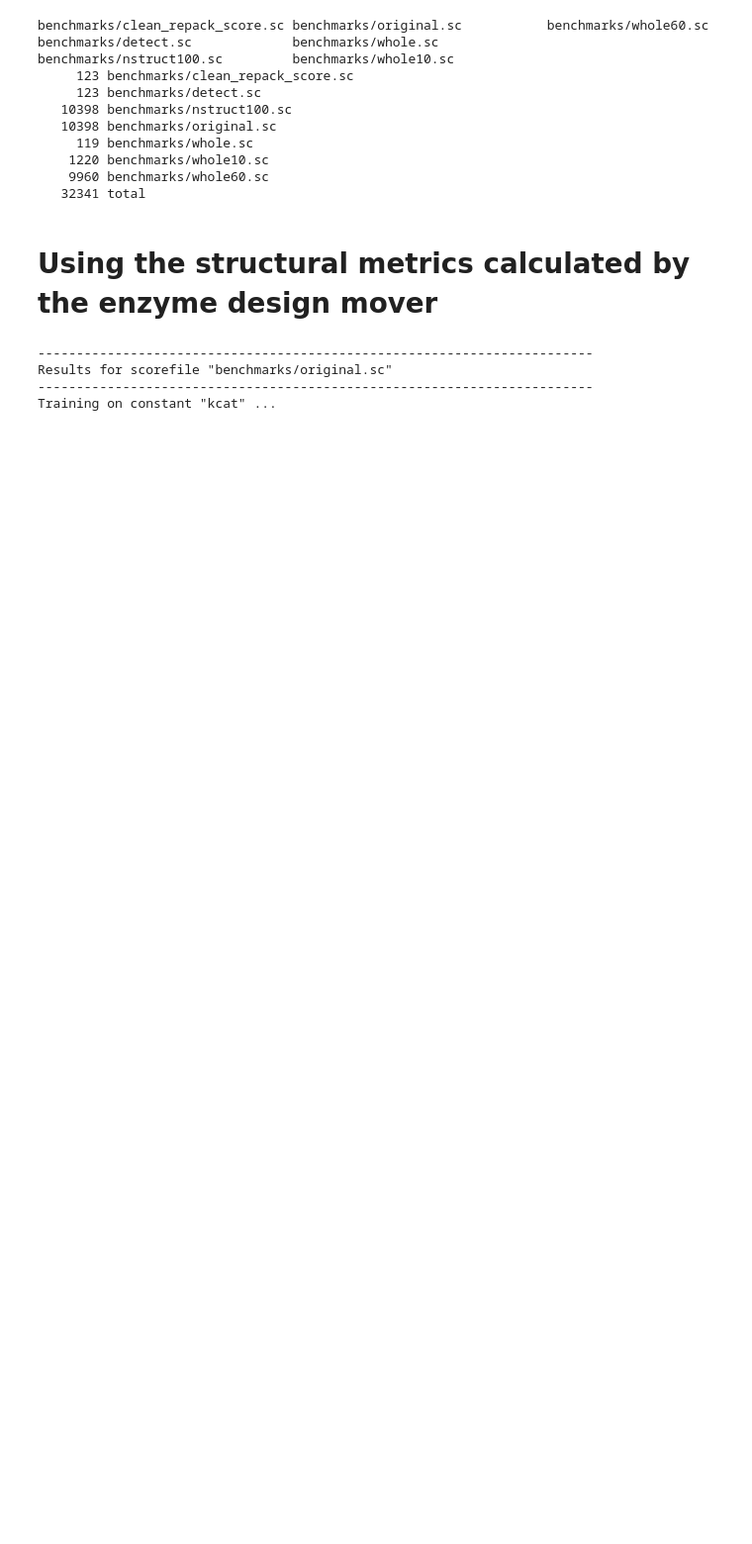
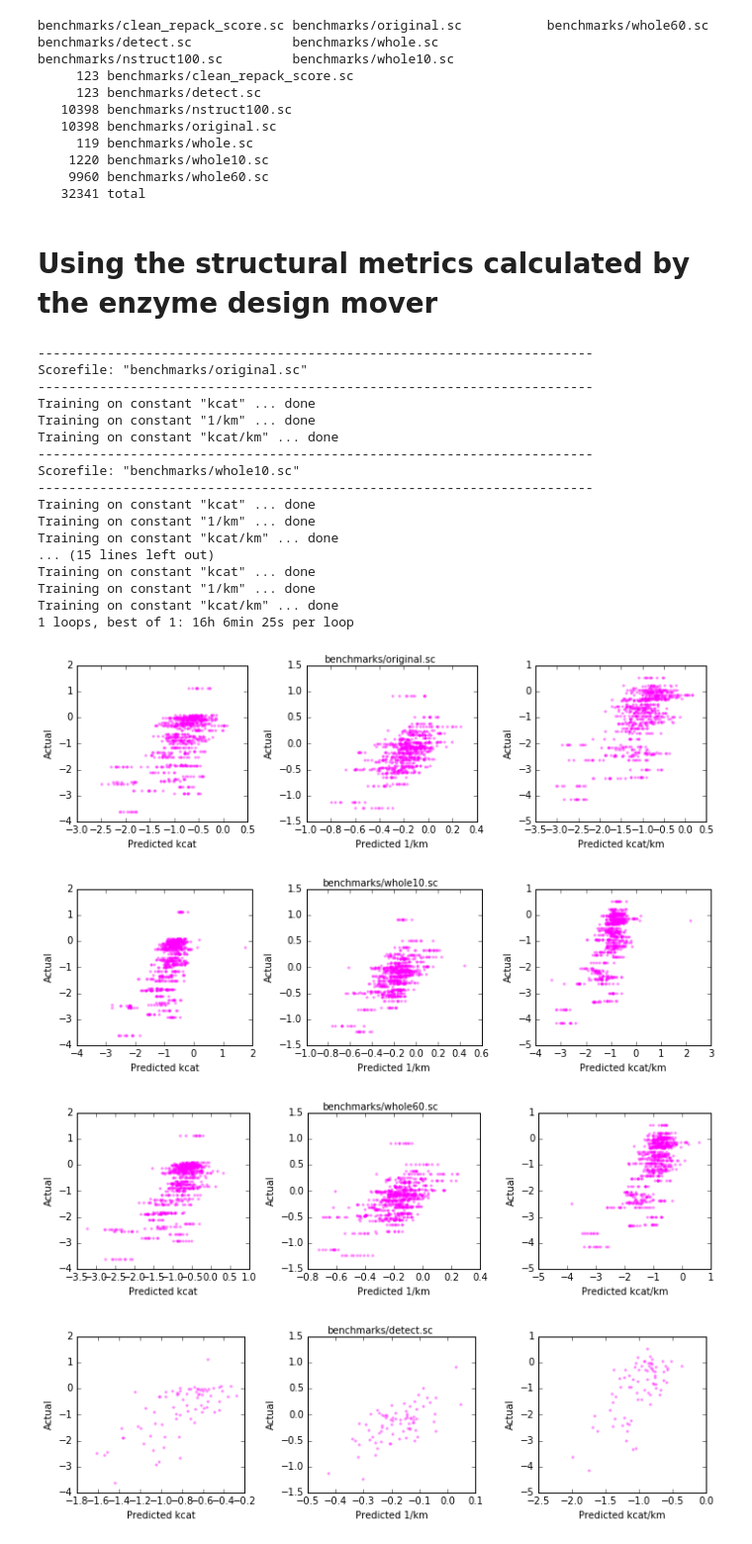
Before and after one commit to dacarlin/bagel-learn, a Jupyter notebook: benchmark/evaluation/elastic_net.ipynb, the cells around one changed output. Shown at 99% size. Cells and saved outputs as stored; diff of their text form; code cells hidden in the pictures; blank space fills up the shorter version.

Commit message:
Ran benchmark and saved output files

```diff
--- a/benchmark/evaluation/elastic_net.ipynb
+++ b/benchmark/evaluation/elastic_net.ipynb
@@ -37,27 +38,20 @@ for scorefile in [ 'benchmarks/original.sc', 'benchmarks/whole10.sc', 'benchmark
                    'benchmarks/detect.sc', 'benchmarks/nstruct100.sc' ]:
 
     print '------------------------------------------------------------------------'
-    print 'Results for scorefile "{}"'.format( scorefile )
+    print 'Scorefile: "{}"'.format( scorefile )
     print '------------------------------------------------------------------------'
 
     df = pandas.read_csv( scorefile, sep=r'\s+' ).dropna()
     df.description = df.description.str[:-5]
     df = df.groupby( 'description' ).apply( low_10 )
     df.set_index( 'description', inplace=True )
-    #print df.head()
-
-    #drop_list = [ u'all_cst', u'tot_seq_recovery', u'SR_1', u'SR_1_all_cst', u'SR_2', u'SR_2_all_cst',
-    #              u'SR_3', u'SR_3_all_cst', u'SR_4', u'SR_4_all_cst', u'SR_5', u'SR_5_all_cst' ]
-    #cols = [ i for i in drop_list if i in df.columns ]
-    #df.drop?
-    #print 'Dropping columns ', cols
 
     train_set = pandas.read_csv( '../data/train_set.csv' )
     train_set.set_index( 'mutant', inplace=True )
 
     fig, ax = plt.subplots( ncols=3, nrows=1, figsize=(10,3) )
     constants = [ 'kcat', '1/km', 'kcat/km' ]
-
+    result = {}
 
     for const_index, constant in enumerate( constants ):
 
@@ -65,39 +59,55 @@ for scorefile in [ 'benchmarks/original.sc', 'benchmarks/whole10.sc', 'benchmark
         y = X[ constant ].values
         X = X.ix[ :,:'expressed' ].values
 
         net = ElasticNetCV( normalize=True, selection='random' )
 
         params_grid = {
             'cv': [ 10 ],
             'l1_ratio': [ 0.001, 0.01, 0.1, 0.5, 0.9 ],
         }
 
         print 'Training on constant "{}" ...'.format( constant ) ,
         grid = GridSearchCV( net, params_grid )
         bag = BaggingRegressor( base_estimator=grid, n_estimators=1000, bootstrap_features=True )
         bag.fit( X, y )
 
         print 'done'
-        print 'Calculating predictions for "{}" ...'.format( constant ),
         preds = bag.predict( X )
-
         pcc = pearsonr( preds, y )
         score = bag.score( X, y )
-        #params = bag.get_params()
 
-        print 'done',
-        #print '------------------------------------------------------------------------'
-        print '\tPCC: {:.2f}, model score: {:.3f}'.format( pcc[0], score )
+        result.update( { constant: { 'PCC': pcc[0], 'model_score': score, } } )
         ax[ const_index ].scatter( preds, y, alpha=0.3, marker='.', color='magenta' )
         ax[ const_index ].set_xlabel( 'Predicted {}'.format( constant ) )
         ax[ const_index ].set_ylabel( 'Actual' )
         plt.tight_layout()
 
     fig.suptitle( scorefile )
     fig.tight_layout()
-    fig.show()
+
+    # write out results!
+    fig.savefig( '{}'.format( scorefile.replace( '.sc', '.png' ) ) )
+    with open( '{}'.format( scorefile.replace( '.sc', '.json' ) ), 'w' ) as fn:
+        fn.write( json.dumps( result ) )
 # %% [output]
 ------------------------------------------------------------------------
-Results for scorefile "benchmarks/original.sc"
+Scorefile: "benchmarks/original.sc"
 ------------------------------------------------------------------------
-Training on constant "kcat" ...
+Training on constant "kcat" ... done
+Training on constant "1/km" ... done
+Training on constant "kcat/km" ... done
+------------------------------------------------------------------------
+Scorefile: "benchmarks/whole10.sc"
+------------------------------------------------------------------------
+Training on constant "kcat" ... done
+Training on constant "1/km" ... done
+Training on constant "kcat/km" ... done
+... (15 lines left out)
+Training on constant "kcat" ... done
+Training on constant "1/km" ... done
+Training on constant "kcat/km" ... done
+1 loops, best of 1: 16h 6min 25s per loop
+[figure, added]
+[figure, added]
+[figure, added]
+[figure, added]
```
Also changed, not shown: parts of 4 cells of this notebook, 10 other files.
